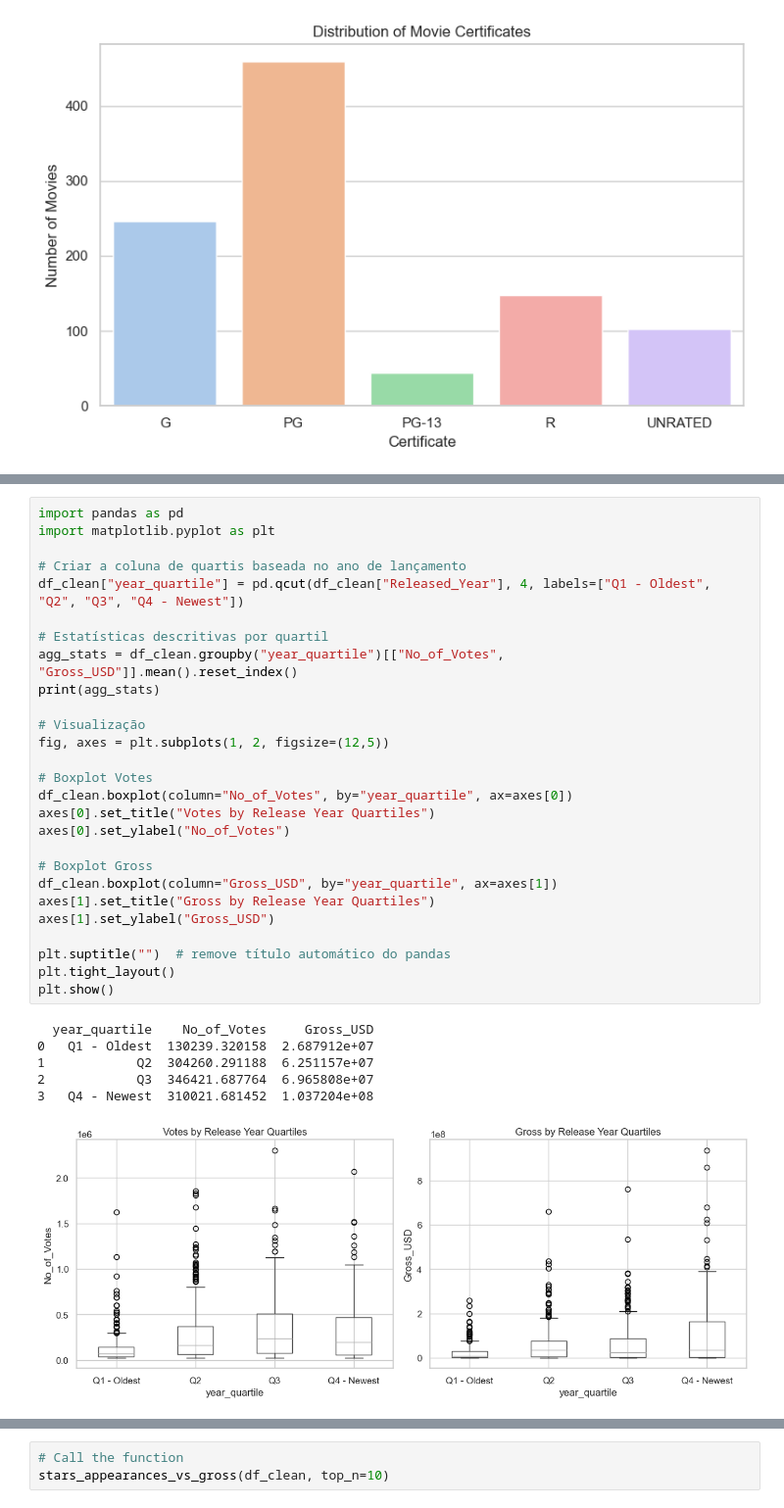
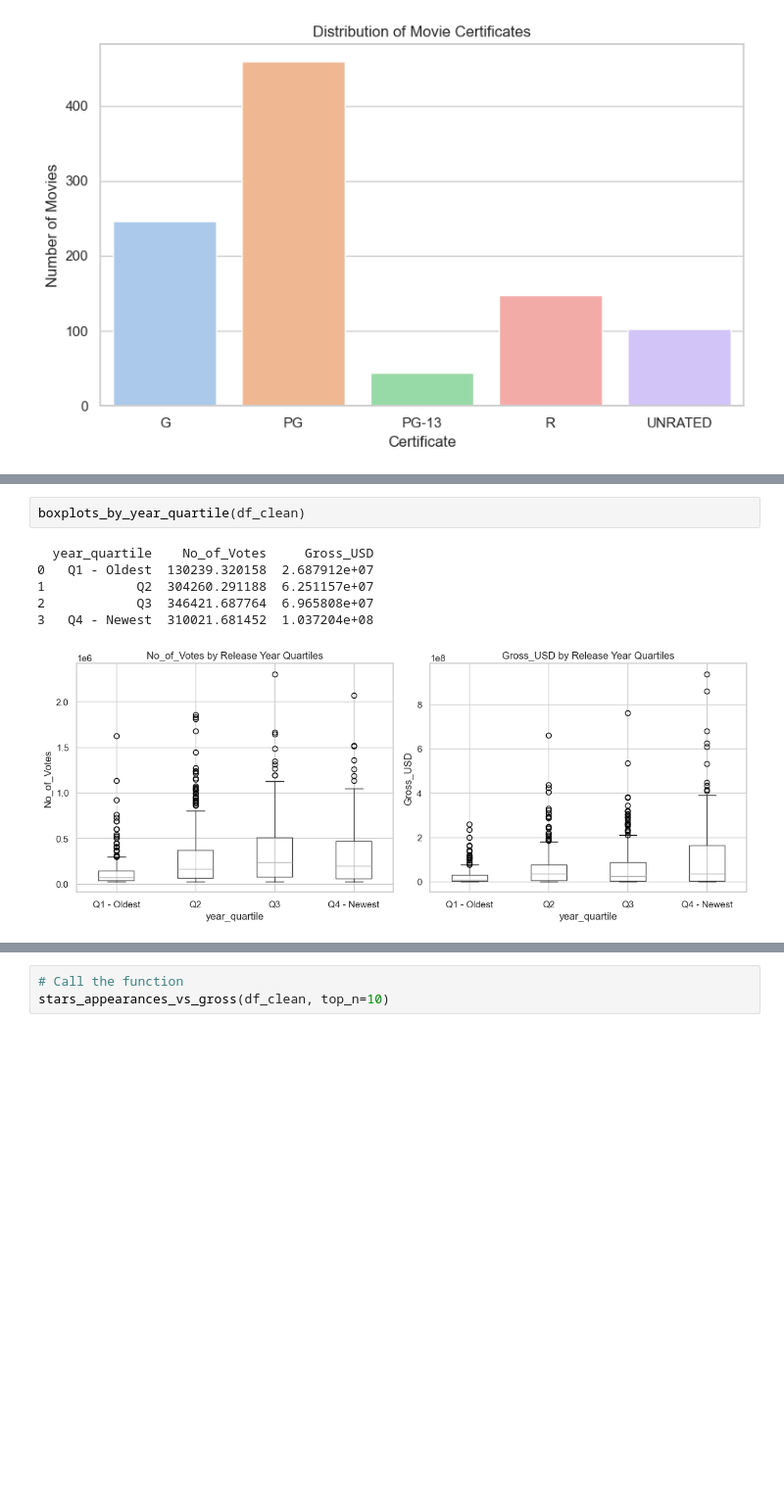
Before and after one commit to mariajuliapessoa/pproductions_imdb_model_lh_cd, a Jupyter notebook: notebooks/EDA.ipynb, the cells around one changed output, grey strips where cells are left out. Shown at 98% size. Drawn from its saved outputs; the diff is of its cells as text; blank space fills up the shorter version.

```diff
--- a/notebooks/EDA.ipynb
+++ b/notebooks/EDA.ipynb
@@ -377,35 +347,10 @@ Gross_USD       0.589527   -0.030480     0.099393   1.000000
 # %%
-import pandas as pd
-import matplotlib.pyplot as plt
-
-# Criar a coluna de quartis baseada no ano de lançamento
-df_clean["year_quartile"] = pd.qcut(df_clean["Released_Year"], 4, labels=["Q1 - Oldest", "Q2", "Q3", "Q4 - Newest"])
-
-# Estatísticas descritivas por quartil
-agg_stats = df_clean.groupby("year_quartile")[["No_of_Votes", "Gross_USD"]].mean().reset_index()
-print(agg_stats)
-
-# Visualização
-fig, axes = plt.subplots(1, 2, figsize=(12,5))
-
-# Boxplot Votes
-df_clean.boxplot(column="No_of_Votes", by="year_quartile", ax=axes[0])
-axes[0].set_title("Votes by Release Year Quartiles")
-axes[0].set_ylabel("No_of_Votes")
-
-# Boxplot Gross
-df_clean.boxplot(column="Gross_USD", by="year_quartile", ax=axes[1])
-axes[1].set_title("Gross by Release Year Quartiles")
-axes[1].set_ylabel("Gross_USD")
-
-plt.suptitle("")  # remove título automático do pandas
-plt.tight_layout()
-plt.show()
+boxplots_by_year_quartile(df_clean)
 # %% [output]
   year_quartile    No_of_Votes     Gross_USD
 0   Q1 - Oldest  130239.320158  2.687912e+07
 1            Q2  304260.291188  6.251157e+07
 2            Q3  346421.687764  6.965808e+07
 3   Q4 - Newest  310021.681452  1.037204e+08
-[figure, old version]
+[figure, new version]
 # %%
```
Also changed, not shown: parts of 16 cells of this notebook, 3 other files.
